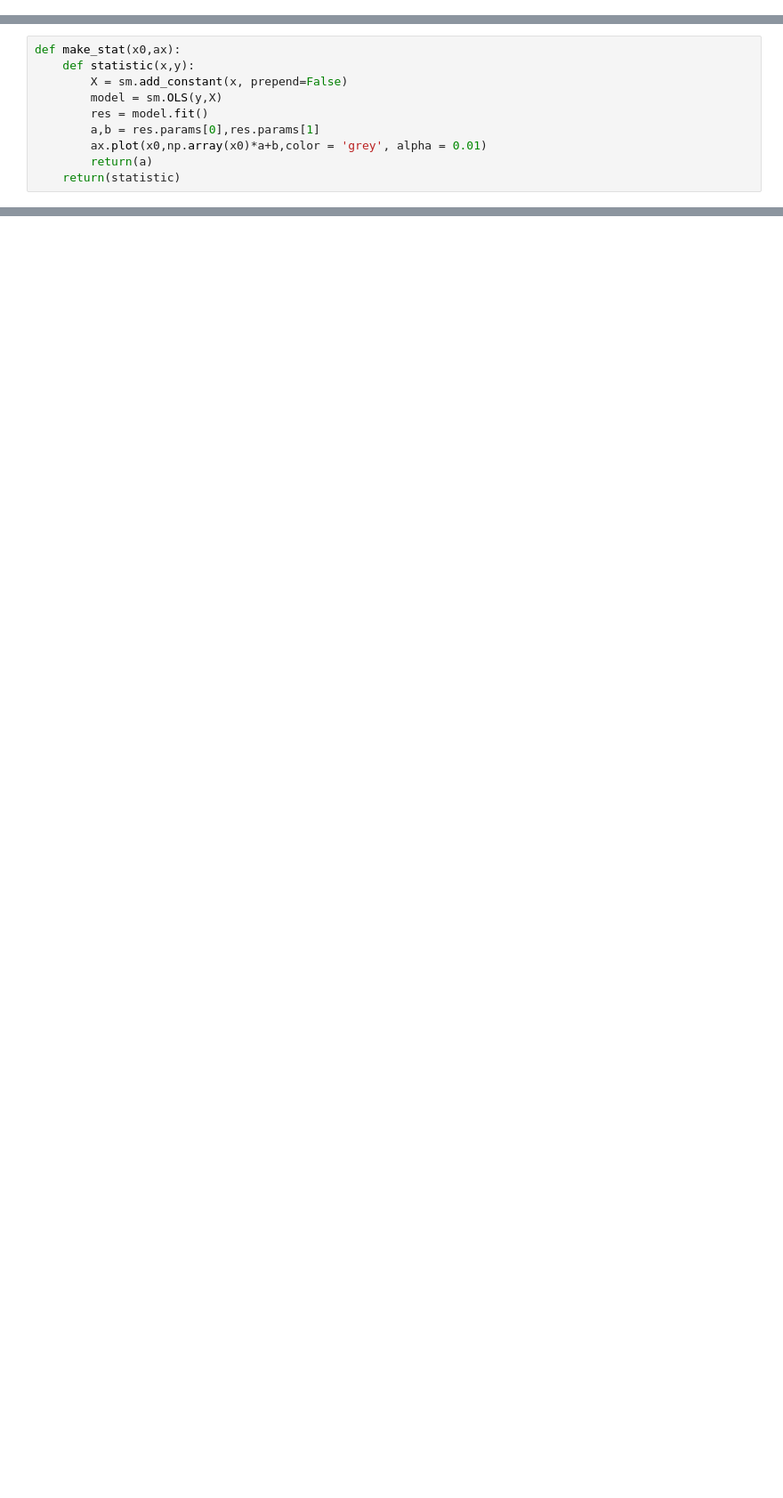
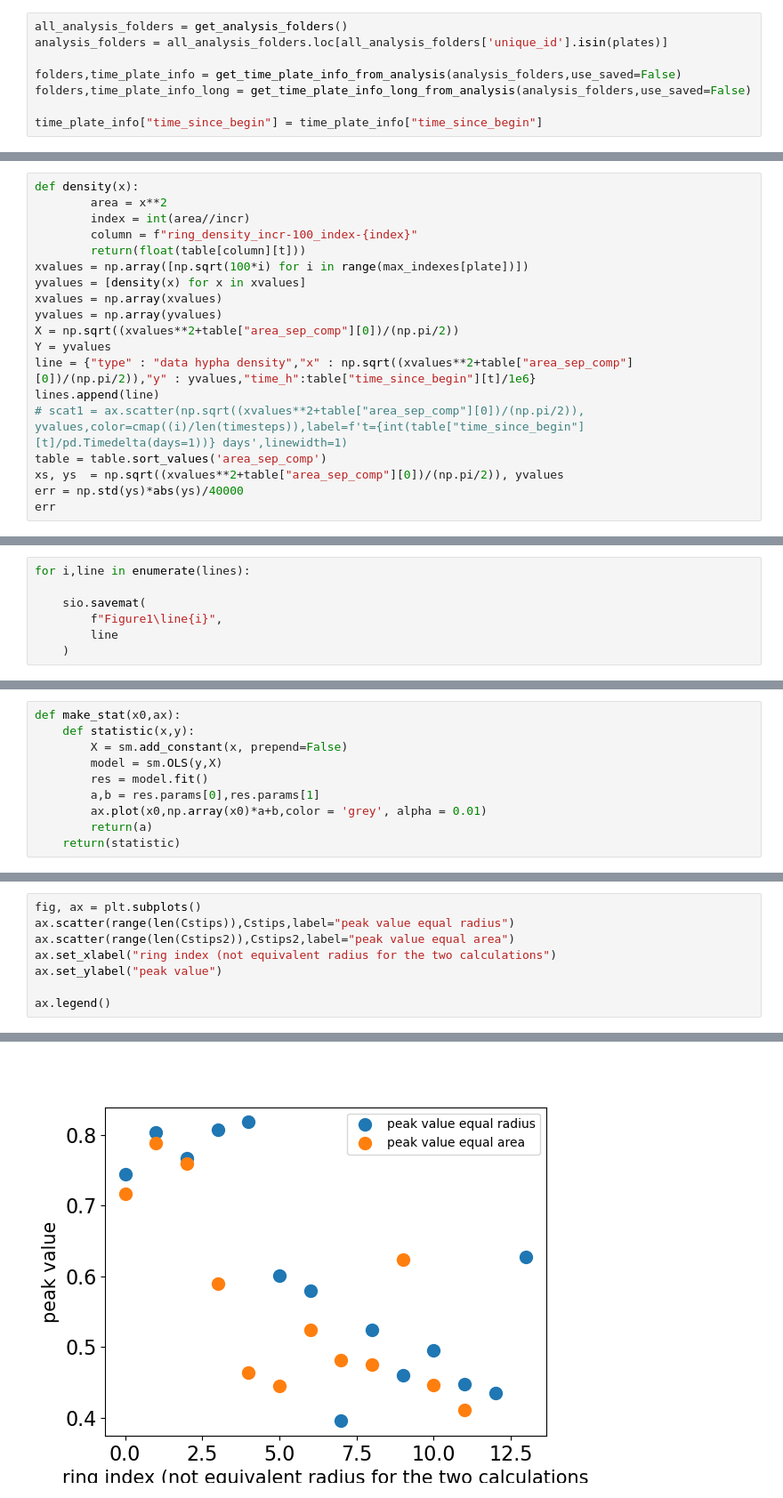
Before and after one commit to Cocopyth/local_amf, a Jupyter notebook: data/Figures_paper/Final_figure/fig2.ipynb, the cells around one changed output, grey strips where cells are left out. Shown at 89% size. Drawn from its saved outputs; the diff is of its cells as text; blank space fills up the shorter version.

Commit message:
saved notebooks paper

```diff
--- a/data/Figures_paper/Final_figure/fig2.ipynb
+++ b/data/Figures_paper/Final_figure/fig2.ipynb
@@ -134,0 +32,8 @@ for j in range(len(plates)):
+# %%
+all_analysis_folders = get_analysis_folders()
+analysis_folders = all_analysis_folders.loc[all_analysis_folders['unique_id'].isin(plates)]
+
+folders,time_plate_info = get_time_plate_info_from_analysis(analysis_folders,use_saved=False)
+folders,time_plate_info_long = get_time_plate_info_long_from_analysis(analysis_folders,use_saved=False)
+
+time_plate_info["time_since_begin"] = time_plate_info["time_since_begin"]
@@ -157,0 +315,19 @@ timestep = {**timestep, **timestep2}
+# %%
+def density(x):
+        area = x**2
+        index = int(area//incr)
+        column = f"ring_density_incr-100_index-{index}"
+        return(float(table[column][t]))
+xvalues = np.array([np.sqrt(100*i) for i in range(max_indexes[plate])])
+yvalues = [density(x) for x in xvalues]
+xvalues = np.array(xvalues)
+yvalues = np.array(yvalues)
+X = np.sqrt((xvalues**2+table["area_sep_comp"][0])/(np.pi/2))
+Y = yvalues
+line = {"type" : "data hypha density","x" : np.sqrt((xvalues**2+table["area_sep_comp"][0])/(np.pi/2)),"y" : yvalues,"time_h":table["time_since_begin"][t]/1e6}
+lines.append(line)
+# scat1 = ax.scatter(np.sqrt((xvalues**2+table["area_sep_comp"][0])/(np.pi/2)), yvalues,color=cmap((i)/len(timesteps)),label=f't={int(table["time_since_begin"][t]/pd.Timedelta(days=1))} days',linewidth=1)
+table = table.sort_values('area_sep_comp')
+xs, ys  = np.sqrt((xvalues**2+table["area_sep_comp"][0])/(np.pi/2)), yvalues
+err = np.std(ys)*abs(ys)/40000
+err
@@ -157,0 +467,7 @@ timestep = {**timestep, **timestep2}
+# %%
+for i,line in enumerate(lines):
+
+    sio.savemat(
+        f"Figure1\line{i}",
+        line
+    )
@@ -187,0 +1100,9 @@ plate_select
+# %%
+fig, ax = plt.subplots()
+ax.scatter(range(len(Cstips)),Cstips,label="peak value equal radius")
+ax.scatter(range(len(Cstips2)),Cstips2,label="peak value equal area")
+ax.set_xlabel("ring index (not equivalent radius for the two calculations")
+ax.set_ylabel("peak value")
+
+ax.legend()
+# %% [output]
@@ -188 +1110,2 @@ plate_select
+[figure, added]
 # %%
```
Also changed, not shown: parts of 49 cells of this notebook, 26 other files.
